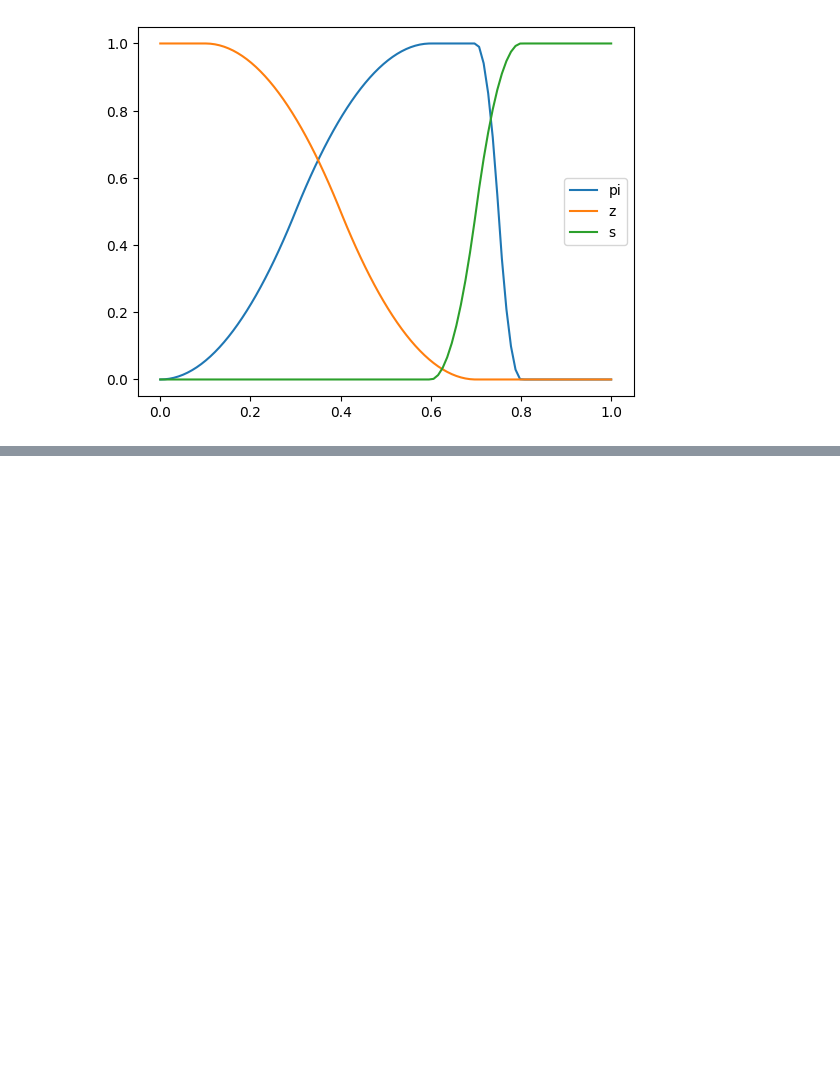
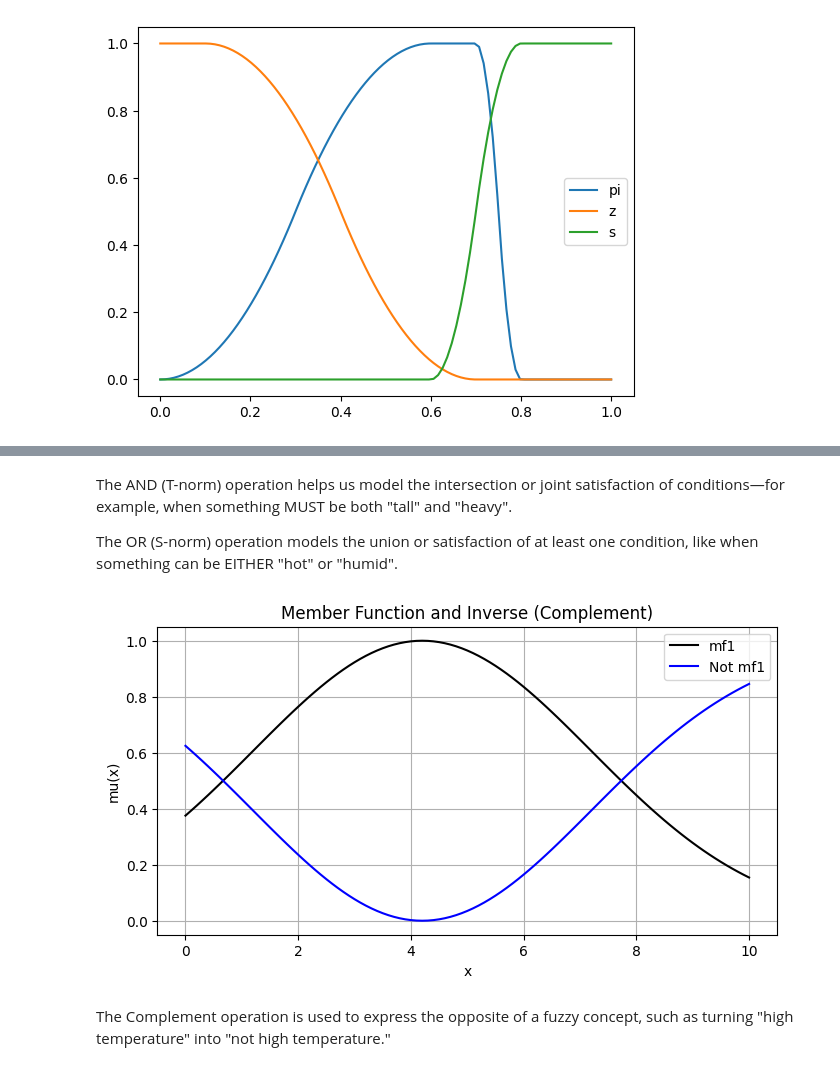
Before and after one commit to volodymyrkir/fuzzy_models_and_processing, a Jupyter notebook: lab_2/lab_2.ipynb, the cells around one changed output, grey strips where cells are left out. Cells and saved outputs as stored; diff of their text form; code cells hidden in the pictures; blank space fills up the shorter version.

```diff
--- a/lab_2/lab_2.ipynb
+++ b/lab_2/lab_2.ipynb
@@ -102,0 +153,21 @@ plt.show()
+# %% [markdown]
+The AND (T-norm) operation helps us model the intersection or joint satisfaction of conditions—for example, when something MUST be both "tall" and "heavy".
+
+The OR (S-norm) operation models the union or satisfaction of at least one condition, like when something can be EITHER "hot" or "humid".
+# %%
+y1 = fuzz.gaussmf(x, 4.2, 3)
+y2 = 1 - y1  # complement
+
+plt.figure(figsize=(8, 4))
+plt.plot(x, y1, 'k', label='mf1')
+plt.plot(x, y2, 'b', label='Not mf1')
+plt.title('Member Function and Inverse (Complement)')
+plt.xlabel('x')
+plt.ylabel('mu(x)')
+plt.legend()
+plt.grid(True)
+plt.show()
+# %% [output]
+[figure, added]
+# %% [markdown]
+The Complement operation is used to express the opposite of a fuzzy concept, such as turning "high temperature" into "not high temperature."
```
Also changed, not shown: parts of 1 cell of this notebook, 1 other file.
